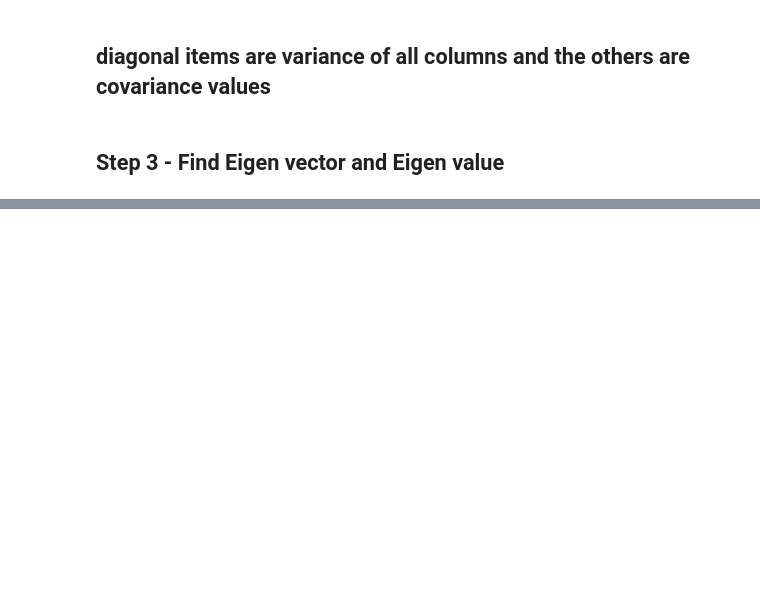
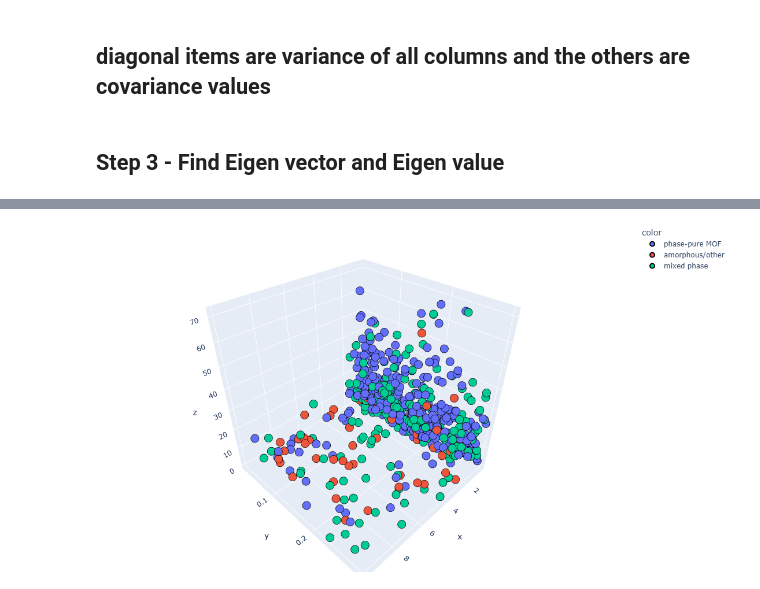
Before and after one commit to ssklpu912-glitch/Data-Science-Professional-summary, a Jupyter notebook: ML_feature_extraction_PCA.ipynb, the cells around one changed output, grey strips where cells are left out. Drawn from its saved outputs; the diff is of its cells as text; code cells hidden in the pictures; blank space fills up the shorter version.

```diff
--- a/ML_feature_extraction_PCA.ipynb
+++ b/ML_feature_extraction_PCA.ipynb
@@ -152,0 +210,11 @@ fig.show()
+# %%
+fig = px.scatter_3d(x = Data['feature_1'], y = Data['feature_2'], z = Data['feature_4'], color = Data['target'].astype('str'),
+                   width = 700, height = 600)
+
+fig.update_traces(marker = dict(size = 8, line = dict(width = 2, color = 'black')), selector=dict(mode = 'markers'))
+
+fig.update_layout(margin=dict(l=0, r=0, t=0, b=0))
+
+fig.show()
+# %% [output]
+[figure, added]
```
Also changed, not shown: parts of 58 cells of this notebook.
